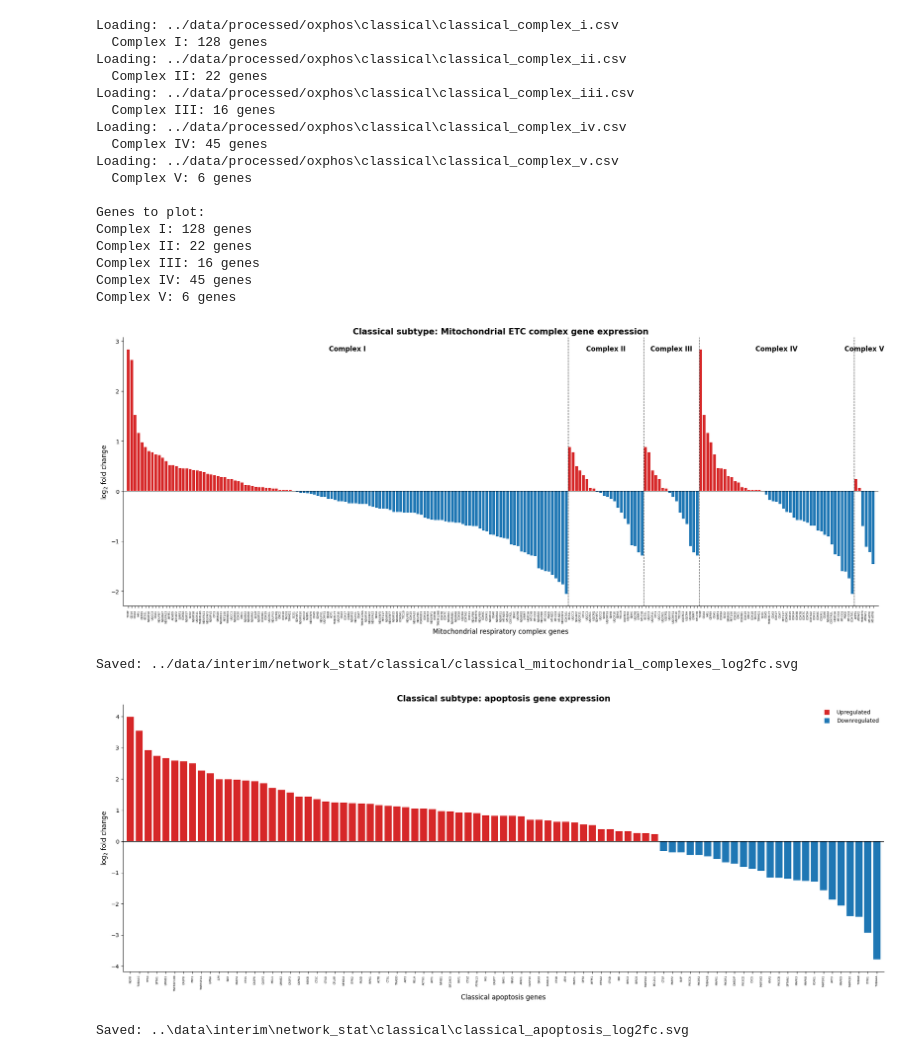
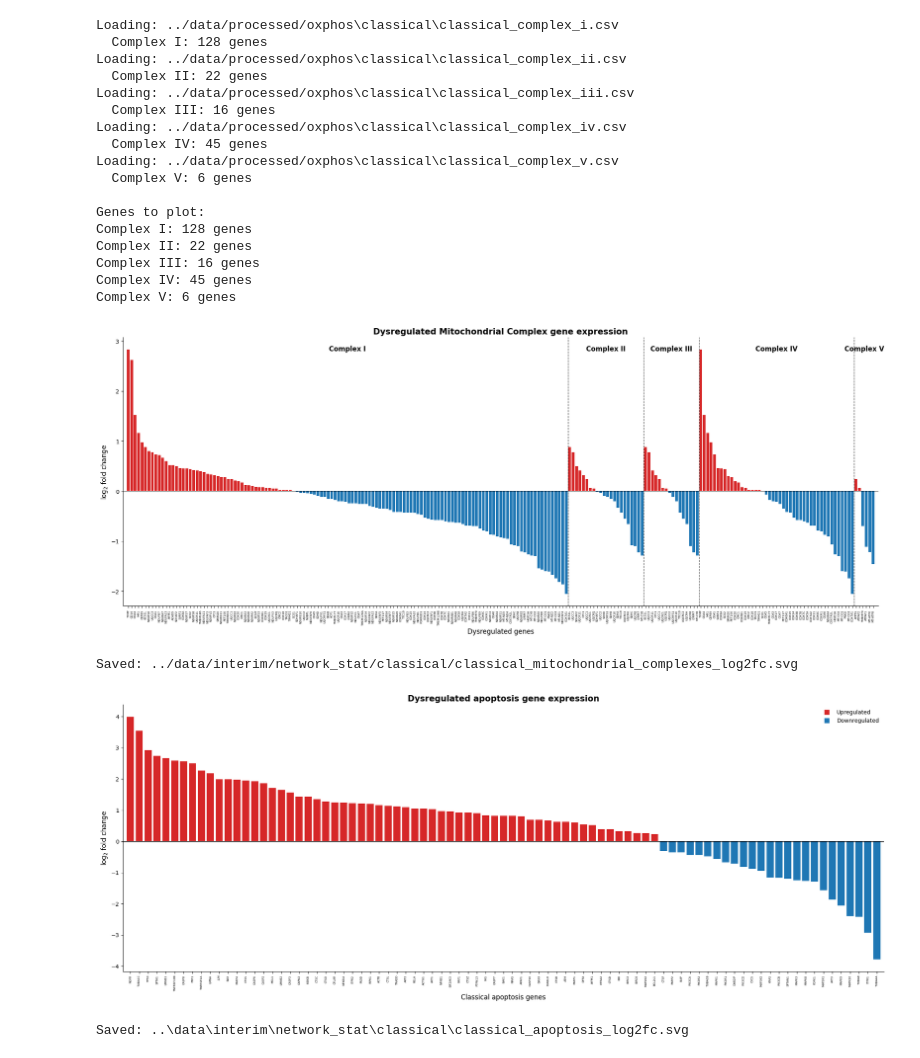
Before and after one commit to namtu06/BIO_RA, a Jupyter notebook: notebooks/thesis.ipynb, the cells around one changed output. Cells and saved outputs as stored; diff of their text form; code cells hidden in the pictures.

```diff
--- a/notebooks/thesis.ipynb
+++ b/notebooks/thesis.ipynb
@@ -283,13 +283,12 @@ ax.set_ylabel(
 )
 
 ax.set_xlabel(
-    "Mitochondrial respiratory complex genes",
+    "Dysregulated genes",
     fontsize=12
 )
 
 ax.set_title(
-    f"{subtype.capitalize()} subtype: "
-    "Mitochondrial ETC complex gene expression",
+    "Dysregulated Mitochondrial Complex gene expression",
     fontsize=15,
     fontweight="bold"
 )
@@ -330,34 +329,34 @@ outfile = os.path.join(
     f"{subtype}_mitochondrial_complexes_log2fc.svg"
 )
 
 plt.savefig(
     outfile,
     format="svg",
     bbox_inches="tight"
 )
 
 plt.show()
 
 print(f"\nSaved: {outfile}")
 # %% [output]
 Loading: ../data/processed/oxphos\classical\classical_complex_i.csv
   Complex I: 128 genes
 Loading: ../data/processed/oxphos\classical\classical_complex_ii.csv
   Complex II: 22 genes
 Loading: ../data/processed/oxphos\classical\classical_complex_iii.csv
   Complex III: 16 genes
 Loading: ../data/processed/oxphos\classical\classical_complex_iv.csv
   Complex IV: 45 genes
 Loading: ../data/processed/oxphos\classical\classical_complex_v.csv
   Complex V: 6 genes
 
 Genes to plot:
 Complex I: 128 genes
 Complex II: 22 genes
 Complex III: 16 genes
 Complex IV: 45 genes
 Complex V: 6 genes
-[figure, old version]
+[figure, new version]
 Saved: ../data/interim/network_stat/classical/classical_mitochondrial_complexes_log2fc.svg
 # %%
 import os
@@ -459,7 +458,7 @@ ax.margins(x=0.005)
 ax.set_ylabel("log$_2$ fold change", fontsize=12)
 ax.set_xlabel("Classical apoptosis genes", fontsize=12)
 ax.set_title(
-    "Classical subtype: apoptosis gene expression",
+    "Dysregulated apoptosis gene expression",
     fontsize=15,
     fontweight="bold"
 )
@@ -490,5 +489,5 @@ plt.show()
 
 print(f"Saved: {outfile}")
 # %% [output]
-[figure, old version]
+[figure, new version]
 Saved: ..\data\interim\network_stat\classical\classical_apoptosis_log2fc.svg
```
Also changed, not shown: 6 other files.
